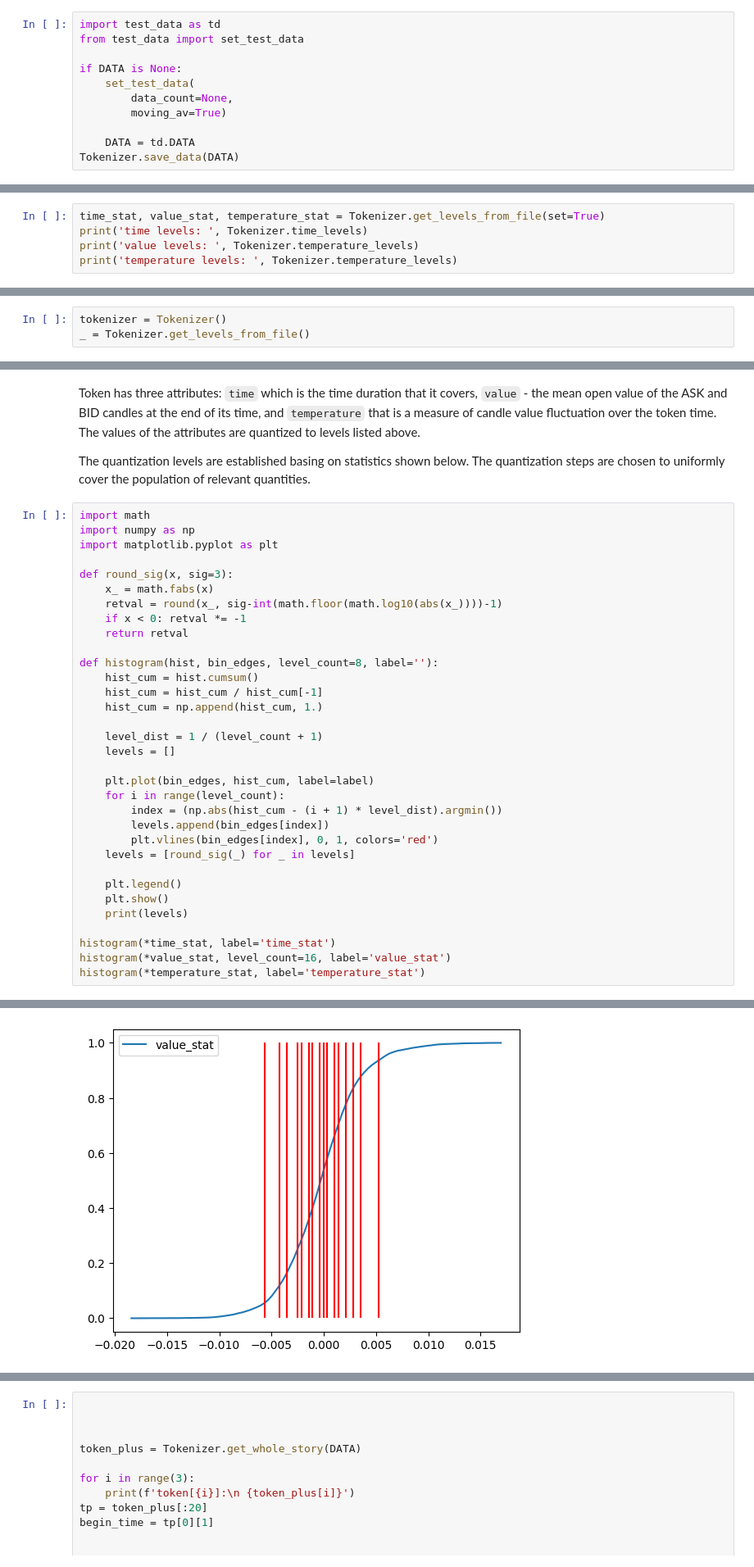
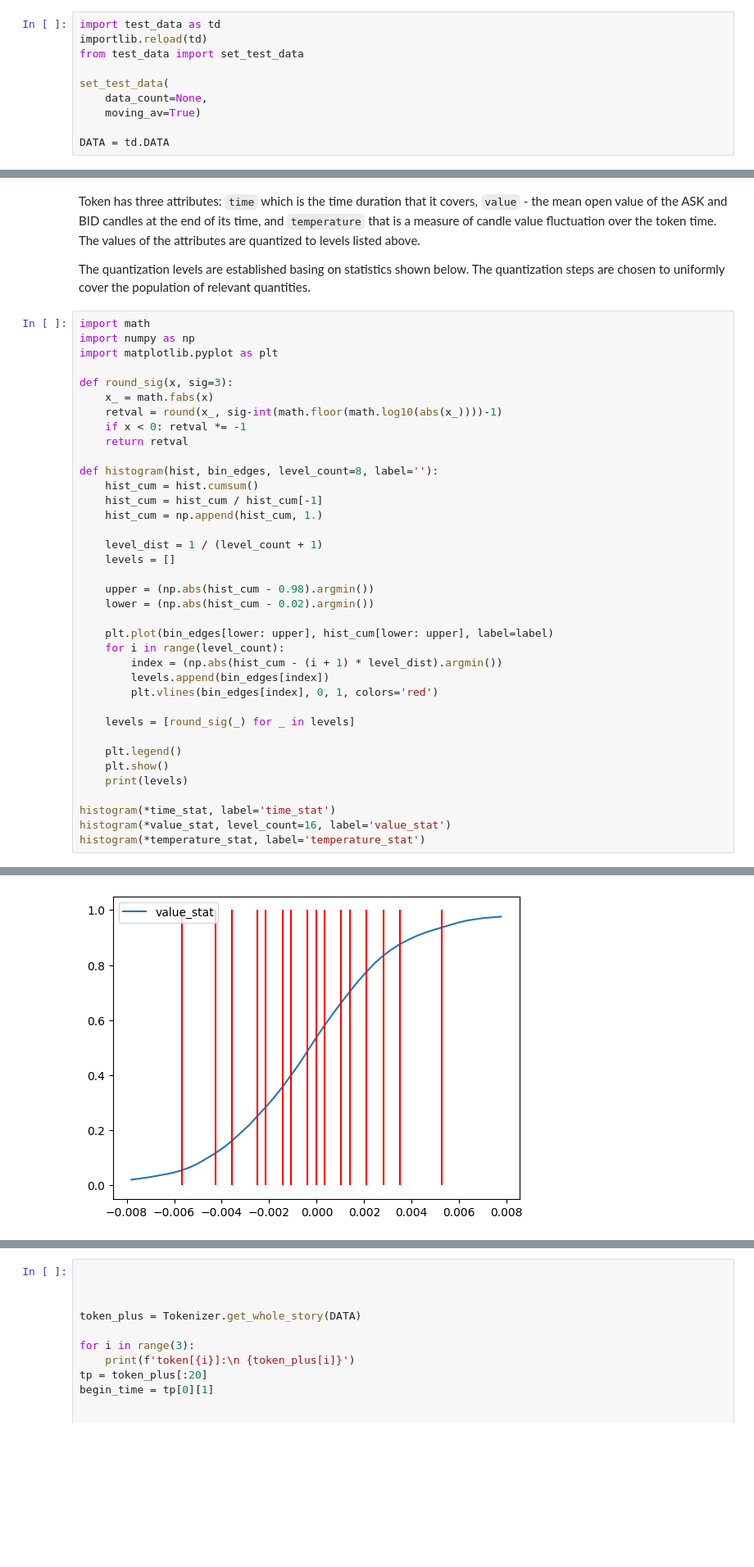
Before and after one commit to stefanzarembinski/szx81, a Jupyter notebook: src/data.ipynb, the cells around one changed output, grey strips where cells are left out. Shown at 82% size. Saved outputs shown, nothing was run; the diff lists cells and outputs as text; blank space fills up the shorter version.

```diff
--- a/src/data.ipynb
+++ b/src/data.ipynb
@@ -7,14 +6,13 @@ DATA = Tokenizer.get_data_from_file()
 # %%
 import test_data as td
+importlib.reload(td)
 from test_data import set_test_data
 
-if DATA is None:
-    set_test_data(
-        data_count=None,
-        moving_av=True)
+set_test_data(
+    data_count=None,
+    moving_av=True)
 
-    DATA = td.DATA
-Tokenizer.save_data(DATA)
+DATA = td.DATA
 # %% [output]
 Test data size (flats are duducted) is 677512
 Test data start time is 2023:01:03 21:34
@@ -32,8 +26,3 @@ Tokenizer.save_levels(time_stat, value_stat, temperature_stat, set=False)
-# %%
-time_stat, value_stat, temperature_stat = Tokenizer.get_levels_from_file(set=True)
-print('time levels: ', Tokenizer.time_levels)
-print('value levels: ', Tokenizer.temperature_levels)
-print('temperature levels: ', Tokenizer.temperature_levels)
 # %%
 Tokenizer.set_quantization_levels(time_stat, value_stat, temperature_stat)
 print('time levels: ', Tokenizer.time_levels)
@@ -43,6 +32,3 @@ print('temperature levels: ', Tokenizer.temperature_levels)
 time levels:  [4.15, 5.53, 7.38, 9.22, 11.1, 12.5, 14.3, 17.1]
 value levels:  [1.82e-05, 1.82e-05, 3.64e-05, 5.46e-05, 7.28e-05, 9.1e-05, 0.000109, 0.000146]
 temperature levels:  [1.82e-05, 1.82e-05, 3.64e-05, 5.46e-05, 7.28e-05, 9.1e-05, 0.000109, 0.000146]
-# %%
-tokenizer = Tokenizer()
-_ = Tokenizer.get_levels_from_file()
@@ -73,11 +55,15 @@ def histogram(hist, bin_edges, level_count=8, label=''):
     level_dist = 1 / (level_count + 1)
     levels = []
 
-    plt.plot(bin_edges, hist_cum, label=label)
+    upper = (np.abs(hist_cum - 0.98).argmin())
+    lower = (np.abs(hist_cum - 0.02).argmin())
+
+    plt.plot(bin_edges[lower: upper], hist_cum[lower: upper], label=label)
     for i in range(level_count):
         index = (np.abs(hist_cum - (i + 1) * level_dist).argmin())
         levels.append(bin_edges[index])
         plt.vlines(bin_edges[index], 0, 1, colors='red')
+
     levels = [round_sig(_) for _ in levels]
 
     plt.legend()
@@ -92,3 +78,3 @@ histogram(*temperature_stat, label='temperature_stat')
 [4.15, 5.53, 7.38, 9.22, 11.1, 12.5, 14.3, 17.1]
-[figure, old version]
+[figure, new version]
 [-0.00568, -0.00427, -0.00356, -0.0025, -0.00214, -0.00144, -0.00108, -0.000377, -2.31e-05, 0.000331, 0.00104, 0.00139, 0.0021, 0.00281, 0.00351, 0.00528]
```
Also changed, not shown: parts of 10 cells of this notebook, 3 other files.
